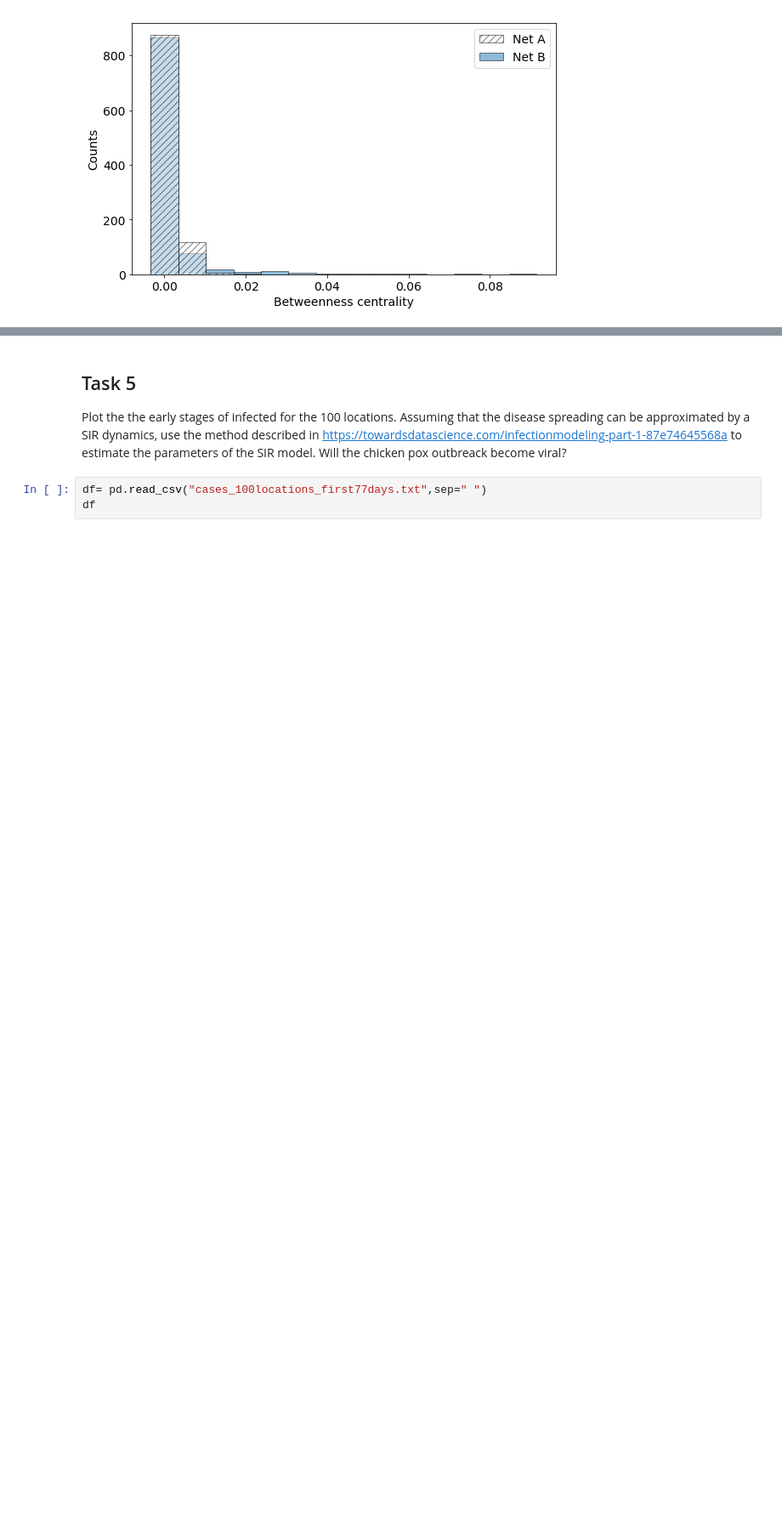
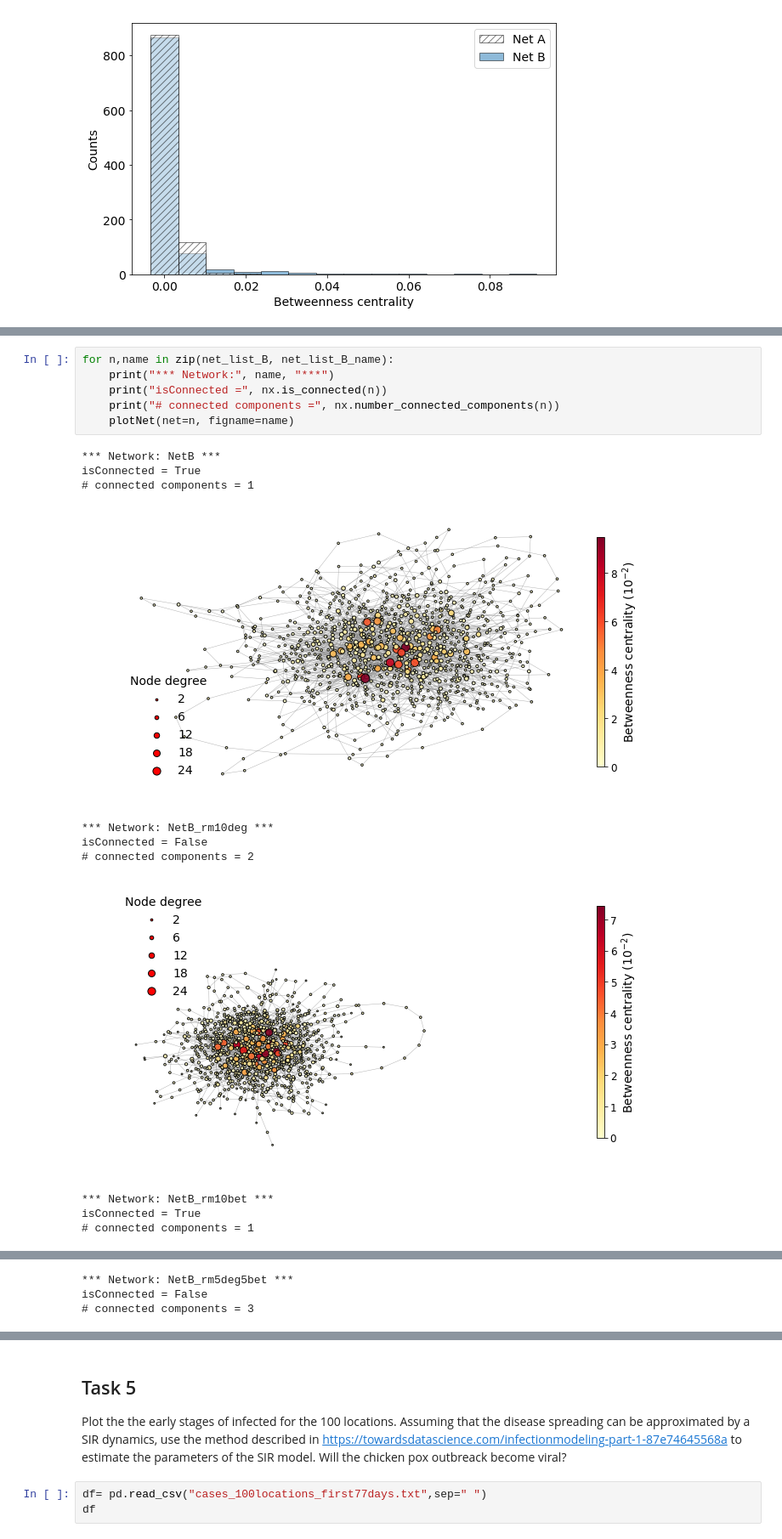
Before and after one commit to Agos95/ComplexSyst, a Jupyter notebook: 02/Agostini_Federico_code2.ipynb, the cells around one changed output, grey strips where cells are left out. Shown at 85% size. Cells and saved outputs as stored; diff of their text form; blank space fills up the shorter version.

```diff
--- a/02/Agostini_Federico_code2.ipynb
+++ b/02/Agostini_Federico_code2.ipynb
@@ -595,0 +797,18 @@ fig.savefig("./Figure/NetB_graph.pdf")
+# %%
+for n,name in zip(net_list_B, net_list_B_name):
+    print("*** Network:", name, "***")
+    print("isConnected =", nx.is_connected(n))
+    print("# connected components =", nx.number_connected_components(n))
+    plotNet(net=n, figname=name)
+# %% [output]
+*** Network: NetB ***
+isConnected = True
+# connected components = 1
+[figure, added]
+*** Network: NetB_rm10deg ***
+isConnected = False
+# connected components = 2
+[figure, added]
+*** Network: NetB_rm10bet ***
+isConnected = True
+# connected components = 1
@@ -595,0 +816,3 @@ fig.savefig("./Figure/NetB_graph.pdf")
+*** Network: NetB_rm5deg5bet ***
+isConnected = False
+# connected components = 3
```
Also changed, not shown: parts of 19 cells of this notebook, 4 other files.
